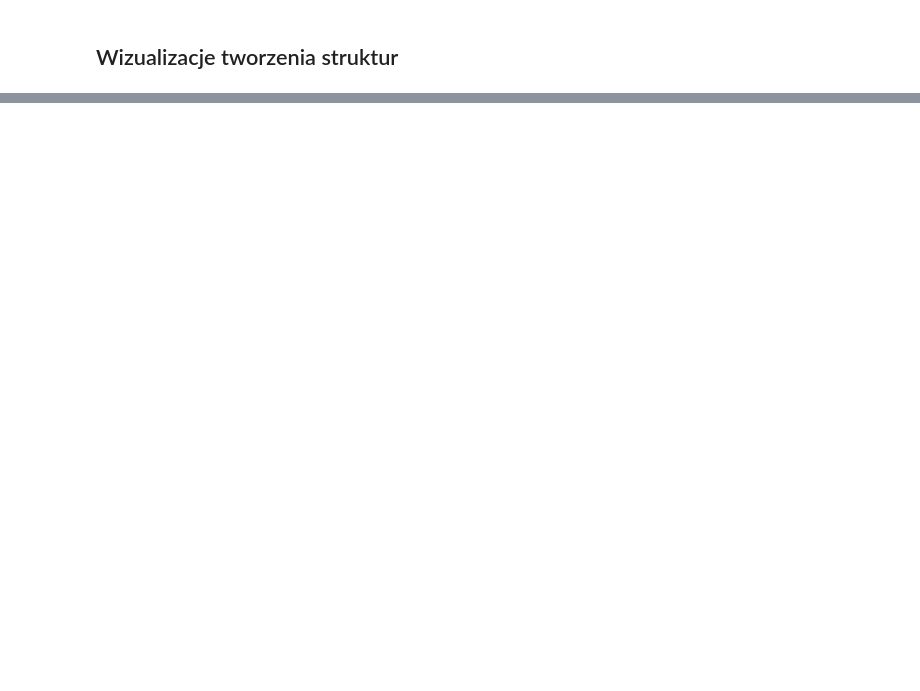
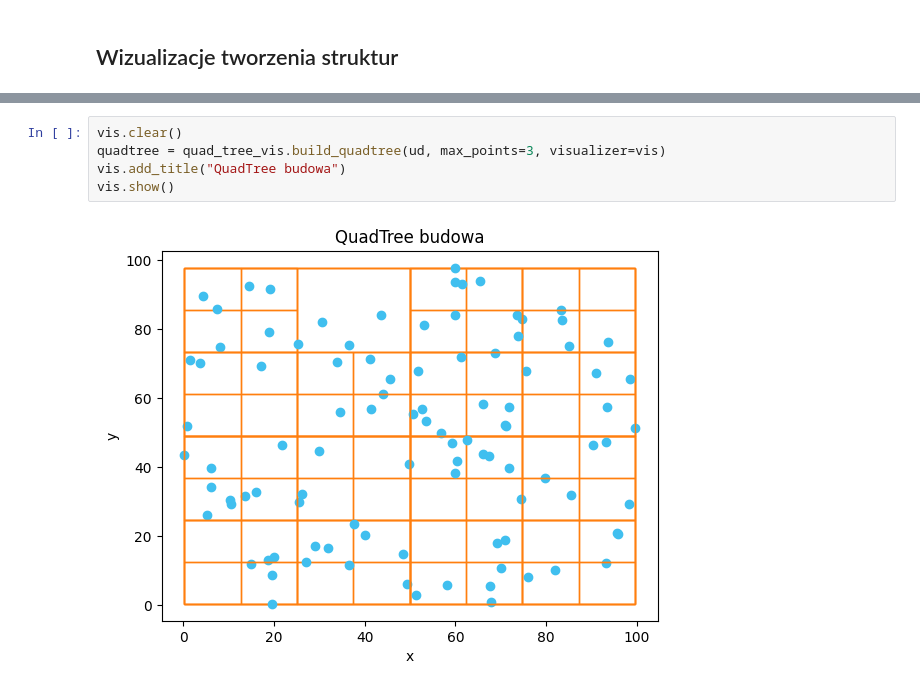
Before and after one commit to FloudMe77/QuadTree_and_KdTree, a Jupyter notebook: code/main.ipynb, the cells around one changed output, grey strips where cells are left out. Drawn from its saved outputs; the diff is of its cells as text; blank space fills up the shorter version.

```diff
--- a/code/main.ipynb
+++ b/code/main.ipynb
@@ -309,0 +515,7 @@ Benchmark
+# %%
+vis.clear()
+quadtree = quad_tree_vis.build_quadtree(ud, max_points=3, visualizer=vis)
+vis.add_title("QuadTree budowa")
+vis.show()
+# %% [output]
+[figure, added]
```
Also changed, not shown: parts of 78 cells of this notebook, 3 other files.
